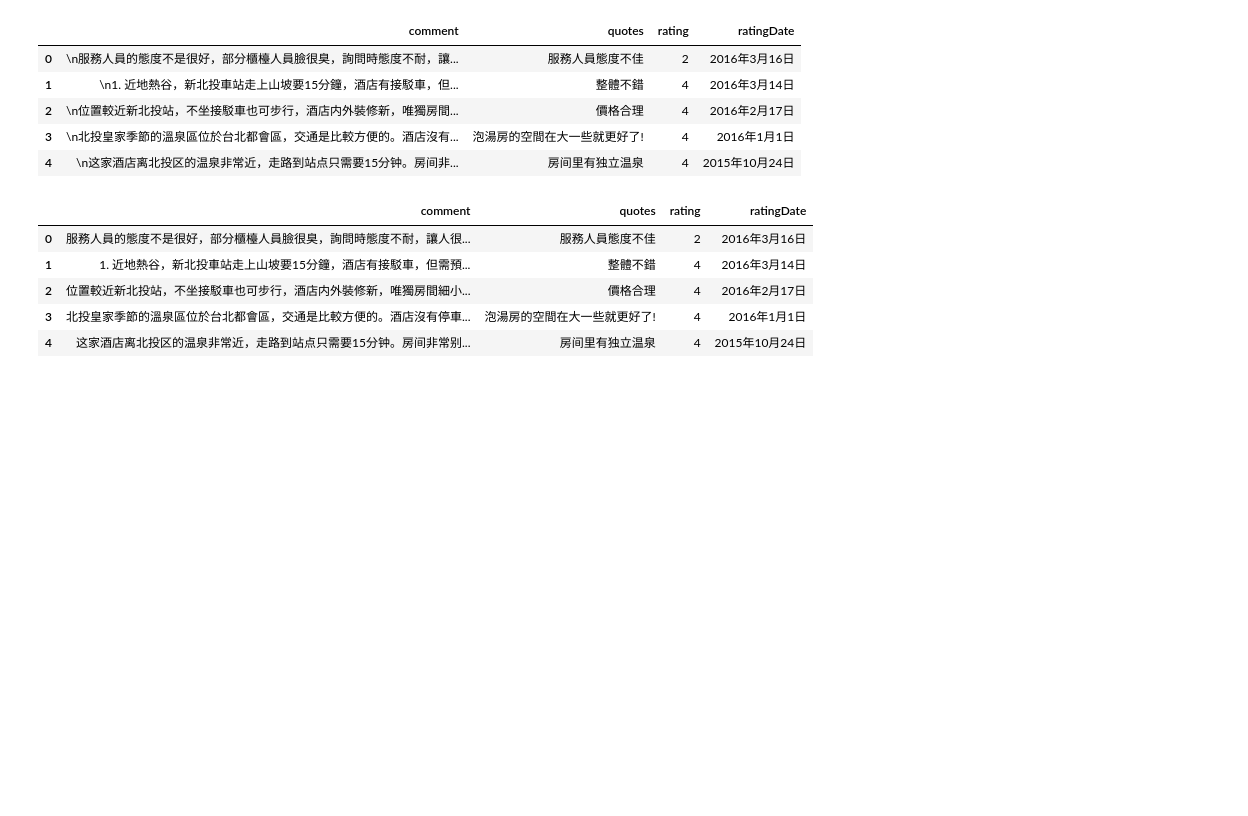
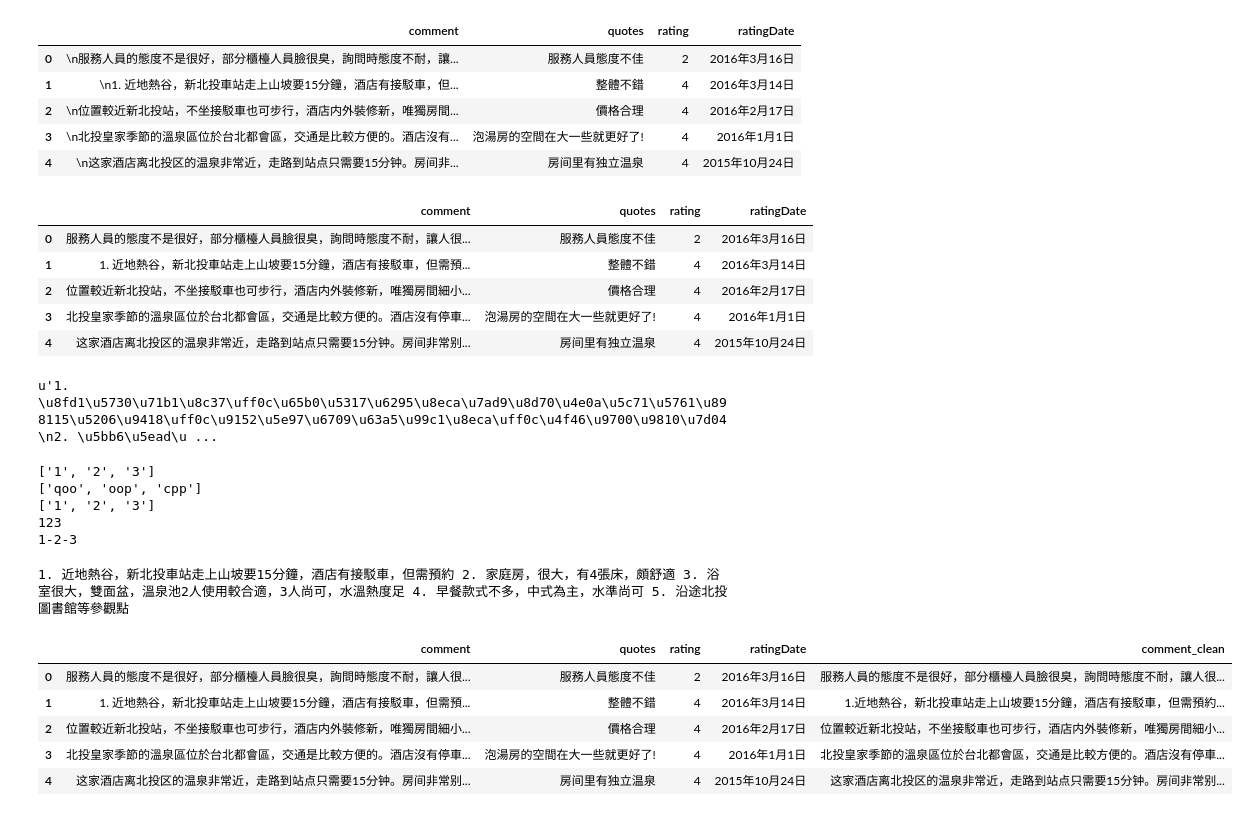
Before and after one commit to bcc2xp/pytravel, a Jupyter notebook: 20160410.ipynb, the cells around one changed output. Saved outputs shown, nothing was run; the diff lists cells and outputs as text; code cells hidden in the pictures; blank space fills up the shorter version.

```diff
--- a/20160410.ipynb
+++ b/20160410.ipynb
@@ -388,3 +388,39 @@ df.head()
 | 2 | 位置較近新北投站，不坐接駁車也可步行，酒店内外裝修新，唯獨房間細小... | 價格合理 | 4 | 2016年2月17日 |
 | 3 | 北投皇家季節的溫泉區位於台北都會區，交通是比較方便的。酒店沒有停車... | 泡湯房的空間在大一些就更好了! | 4 | 2016年1月1日 |
 | 4 | 这家酒店离北投区的温泉非常近，走路到站点只需要15分钟。房间非常别... | 房间里有独立温泉 | 4 | 2015年10月24日 |
+# %%
+print repr(df['comment'][1])
+# %% [output]
+u'1. \u8fd1\u5730\u71b1\u8c37\uff0c\u65b0\u5317\u6295\u8eca\u7ad9\u8d70\u4e0a\u5c71\u5761\u898115\u5206\u9418\uff0c\u9152\u5e97\u6709\u63a5\u99c1\u8eca\uff0c\u4f46\u9700\u9810\u7d04\n2. \u5bb6\u5ead\u ...
+# %%
+a  = '         1\n        2\n       3\n'
+print a.split()
+b = 'qoo@oop@cpp'
+print b.split('@')
+
+
+a = ['1', '2', '3']
+print a
+print ''.join(a)
+print '-'.join(a)
+# %% [output]
+['1', '2', '3']
+['qoo', 'oop', 'cpp']
+['1', '2', '3']
+123
+1-2-3
+# %%
+print ' '.join(df['comment'][1].split())
+# %% [output]
+1. 近地熱谷，新北投車站走上山坡要15分鐘，酒店有接駁車，但需預約 2. 家庭房，很大，有4張床，頗舒適 3. 浴室很大，雙面盆，溫泉池2人使用較合適，3人尚可，水溫熱度足 4. 早餐款式不多，中式為主，水準尚可 5. 沿途北投圖書館等參觀點
+# %%
+df['comment_clean'] = df['comment'].map(lambda x: ''.join(x.split()))
+# %%
+df.head()
+# %% [output]
+|  | comment | quotes | rating | ratingDate | comment_clean |
+| 0 | 服務人員的態度不是很好，部分櫃檯人員臉很臭，詢問時態度不耐，讓人很... | 服務人員態度不佳 | 2 | 2016年3月16日 | 服務人員的態度不是很好，部分櫃檯人員臉很臭，詢問時態度不耐，讓人很... |
+| 1 | 1. 近地熱谷，新北投車站走上山坡要15分鐘，酒店有接駁車，但需預... | 整體不錯 | 4 | 2016年3月14日 | 1.近地熱谷，新北投車站走上山坡要15分鐘，酒店有接駁車，但需預約... |
+| 2 | 位置較近新北投站，不坐接駁車也可步行，酒店内外裝修新，唯獨房間細小... | 價格合理 | 4 | 2016年2月17日 | 位置較近新北投站，不坐接駁車也可步行，酒店内外裝修新，唯獨房間細小... |
+| 3 | 北投皇家季節的溫泉區位於台北都會區，交通是比較方便的。酒店沒有停車... | 泡湯房的空間在大一些就更好了! | 4 | 2016年1月1日 | 北投皇家季節的溫泉區位於台北都會區，交通是比較方便的。酒店沒有停車... |
+| 4 | 这家酒店离北投区的温泉非常近，走路到站点只需要15分钟。房间非常别... | 房间里有独立温泉 | 4 | 2015年10月24日 | 这家酒店离北投区的温泉非常近，走路到站点只需要15分钟。房间非常别... |
```
Also changed, not shown: parts of 14 cells of this notebook.
